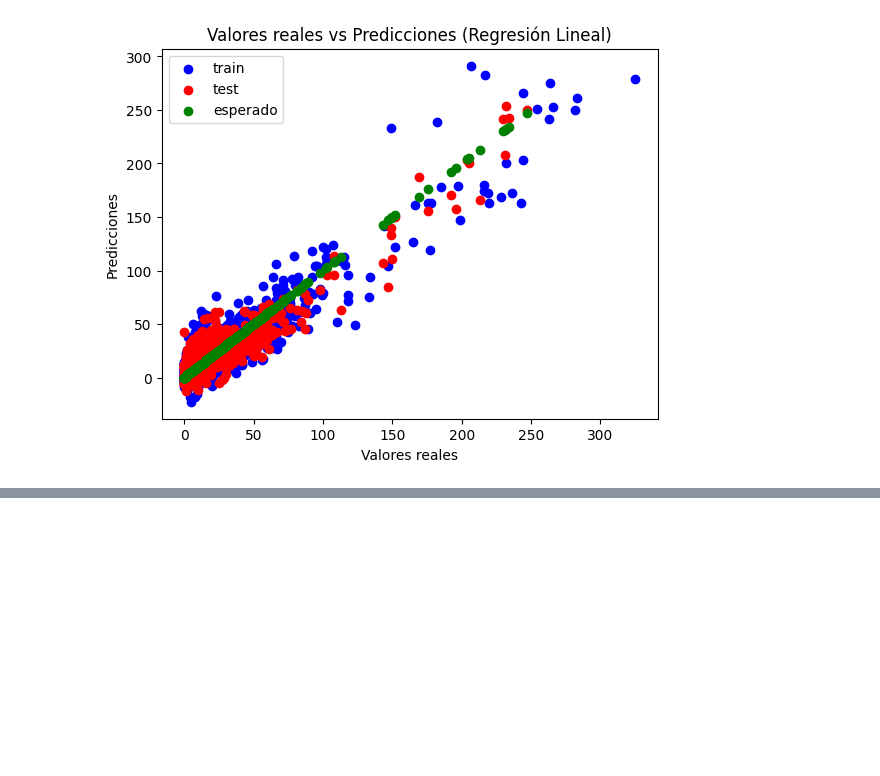
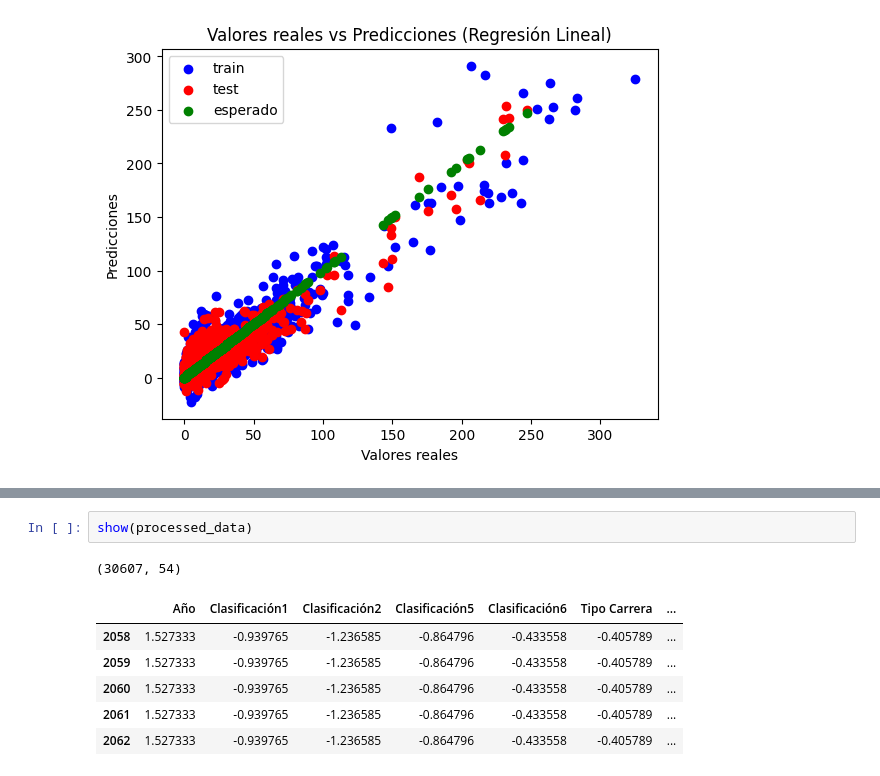
Before and after one commit to pabloskewes/proyecto-mineria-de-datos, a Jupyter notebook: hito3/informe.ipynb, the cells around one changed output, grey strips where cells are left out. Drawn from its saved outputs; the diff is of its cells as text; blank space fills up the shorter version.

```diff
--- a/hito3/informe.ipynb
+++ b/hito3/informe.ipynb
@@ -1109,0 +1744,10 @@ plt.show()
+# %%
+show(processed_data)
+# %% [output]
+(30607, 54)
+|  | Año | Clasificación1 | Clasificación2 | Clasificación5 | Clasificación6 | Tipo Carrera | ... |
+| 2058 | 1.527333 | -0.939765 | -1.236585 | -0.864796 | -0.433558 | -0.405789 | ... |
+| 2059 | 1.527333 | -0.939765 | -1.236585 | -0.864796 | -0.433558 | -0.405789 | ... |
+| 2060 | 1.527333 | -0.939765 | -1.236585 | -0.864796 | -0.433558 | -0.405789 | ... |
+| 2061 | 1.527333 | -0.939765 | -1.236585 | -0.864796 | -0.433558 | -0.405789 | ... |
+| 2062 | 1.527333 | -0.939765 | -1.236585 | -0.864796 | -0.433558 | -0.405789 | ... |
```
Also changed, not shown: parts of 32 cells of this notebook, 1 other file.
